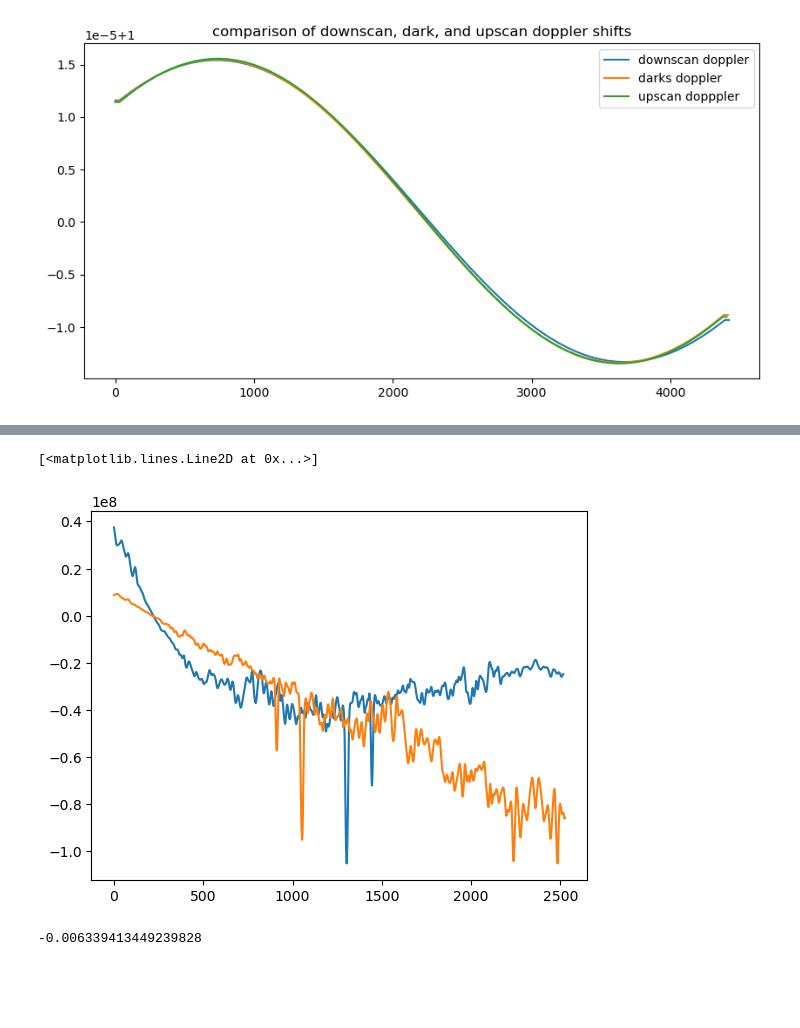
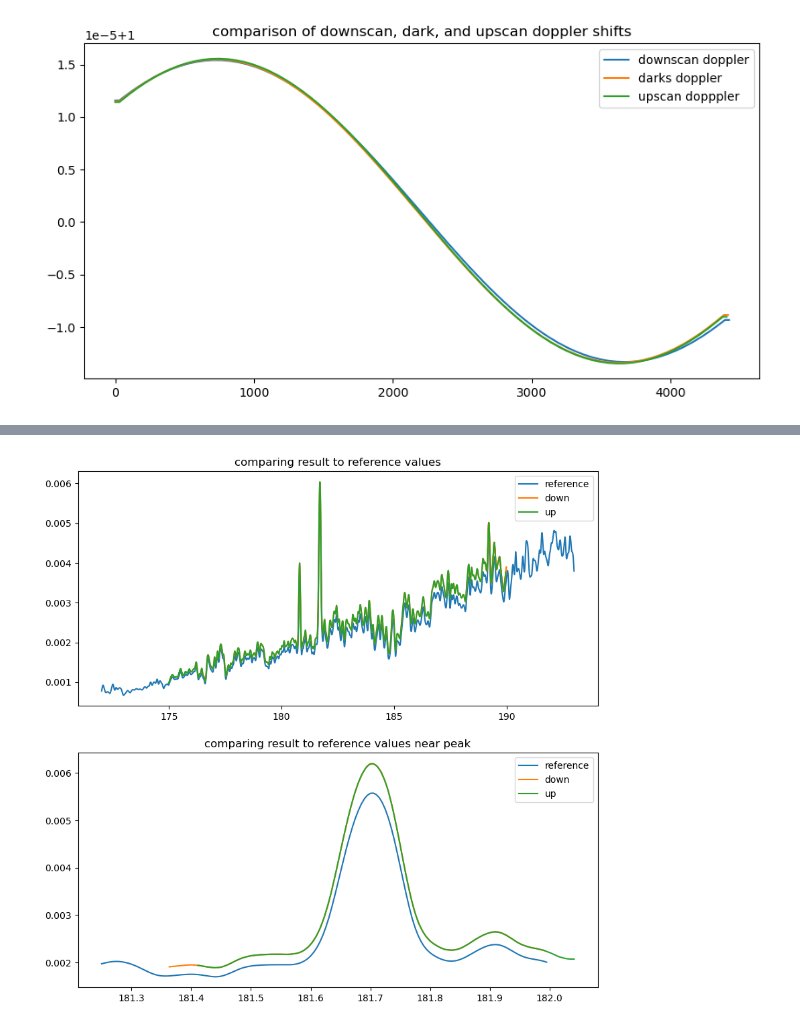
Before and after one commit to pilotchute/lasp_dsse_hw, a Jupyter notebook: DSSE_HW.ipynb, the cells around one changed output, grey strips where cells are left out. Saved outputs shown, nothing was run; the diff lists cells and outputs as text; code cells hidden in the pictures; blank space fills up the shorter version.

```diff
--- a/DSSE_HW.ipynb
+++ b/DSSE_HW.ipynb
@@ -801,26 +781,68 @@ up_real =np.rot90(np.asarray([up_raw[:, 0], up_waves - 0.001, up_counts_real]))
 # %%
 #scale the data to photons/(meter^2 * seconds)
 #from:
 # apertureArea = .01 / (1E2 * 1E2)  # [m^2] (aperature area from cm^2 to m^2)
 # photonsPerSecondPerM2 = (count_rate_corr - median_dark_count_rate) / apertureArea  [photons/sec/m^2/nm]
 # h = 6.62606957E-34  # [J*s]
 # c = 299792458.0  # [m/s]
 # energyPerPhoton = h * c / wavelengthInMeters  # [J]
 # wattsPerM2 = photonsPerSecondPerM2 * energyPerPhoton  # [watts/m^2/nm]
 # wattsPerM2_1AU = wattsPerM2 / sunObserverDistanceCorrection  # [watts/m^2/nm]
 aperature_scale = 1e6
 h = 6.62606957E-34  # [J*s] # this is using an old value of the Planck constant from NIST CODATA 2010 the value has since been refined to 6.62607015e-34 in NIST CODATA 2018 and pinned to the 2018 value as exact decimal precision in SI 9th edition from 2019. ref (https://www.bipm.org/documents/20126/41483022/SI-Brochure-9.pdf) also, thanks for reading the code comments, I hope you enjoyed the funny ones, and no, I won't tell you which ones were meant to be funny.
-h = 6.62607015e-34
+h = 6.62607015e-34 # [J*s]
 c = 299792458.0  # [m/s]
-down_photon_energy = c*h/down_waves
-up_photon_energy = c*h/up_waves
+down_photon_energy = c*h/(down_real[:,1]/1e9) # the 1e9 is to convert from nm to m
+up_photon_energy = c*h/(up_real[:,1]/1e9) # the 1e9 is to convert from nm to m
+
+down_energy_measured = down_real[:, 2]*aperature_scale*down_photon_energy/down_exposure
+up_energy_measured = up_real[:, 2]*aperature_scale*up_photon_energy/up_exposure
+
+# adjust for AU distance from sun.
+# and again, to scale the dataset to our sensor cadence ski.transform.resize is just the thing
+up_dist_shifts = ski.transform.resize(
+	up_dist_dopp[:, 1],
+	(len(up_raw),),
+	mode='edge'
+	)
+dark_dist_shifts = ski.transform.resize(
+	dark_dist_dopp[:, 1],
+	(len(dark_raw),),
+	mode='edge'
+	)
+down_dist_shifts = ski.transform.resize(
+	down_dist_dopp[:, 1],
+	(len(down_raw),),
+	mode='edge'
+	)
+
+down_energy_1au = down_energy_measured/down_dist_shifts
+up_energy_1au = up_energy_measured/up_dist_shifts
+
+# a glance in the dirdection of our data to see if it's in line with expectations.
+fig, axs = mp.subplots(2,1,figsize=(10,10))
+axs[0].plot(refe_spec[:, 0], refe_spec[:, 1])
+axs[0].plot(down_real[:, 1], down_energy_1au)
+axs[0].plot(up_real[:,1], up_energy_1au)
+axs[0].title.set_text('comparing result to reference values')
+axs[0].legend(
+	['reference',
+	 'down',
+	 'up',]
+	)
+
+axs[1].title.set_text('comparing result to reference values near peak')
+axs[1].plot(refe_spec[1850:2000, 0], refe_spec[1850:2000, 1])
+axs[1].plot(down_real[1000:1100, 1], down_energy_measured[1000:1100])
+axs[1].plot(up_real[1250:1350, 1], up_energy_measured[1250:1350])
+axs[1].legend(
+	['reference',
+	 'down',
+	 'up',]
+	)
+
+#and a final repack before our last set of graphs.
+down_result = np.transpose(np.asarray([down_real[:,0], down_real[:,1],down_energy_1au]))
+up_result = np.transpose(np.asarray([up_real[:,0], up_real[:,1],up_energy_1au]))
+# %% [output]
+[figure, added]
-# %%
-mp.plot(up_corr_counts)
-mp.plot(down_corr_counts)
-# %% [output]
-[<matplotlib.lines.Line2D at 0x...>]
-[figure, removed]
-# %%
-down_waves[1499]-down_waves[1500]
-# %% [output]
--0.006339413449239828
```
Also changed, not shown: parts of 5 cells of this notebook.
